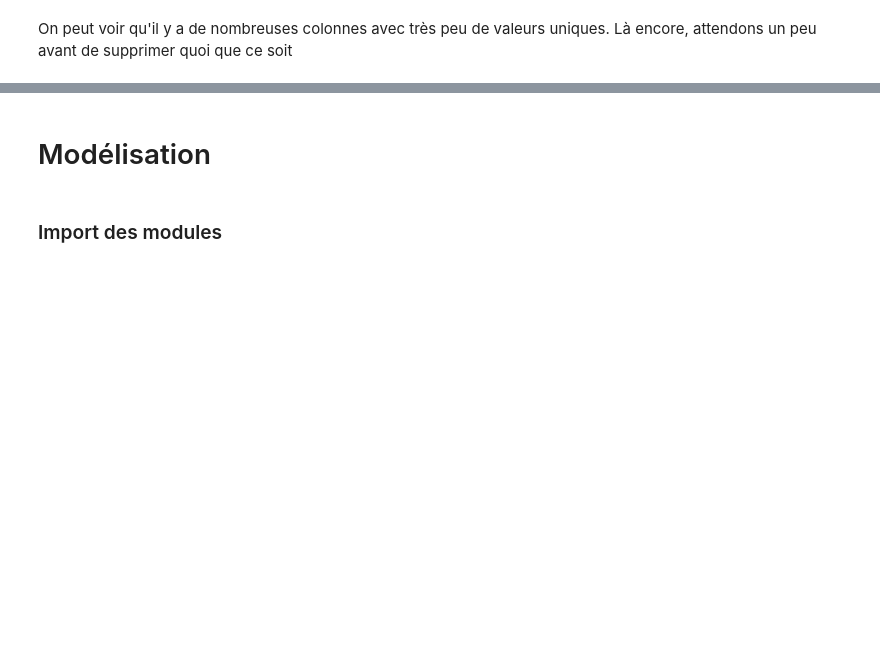
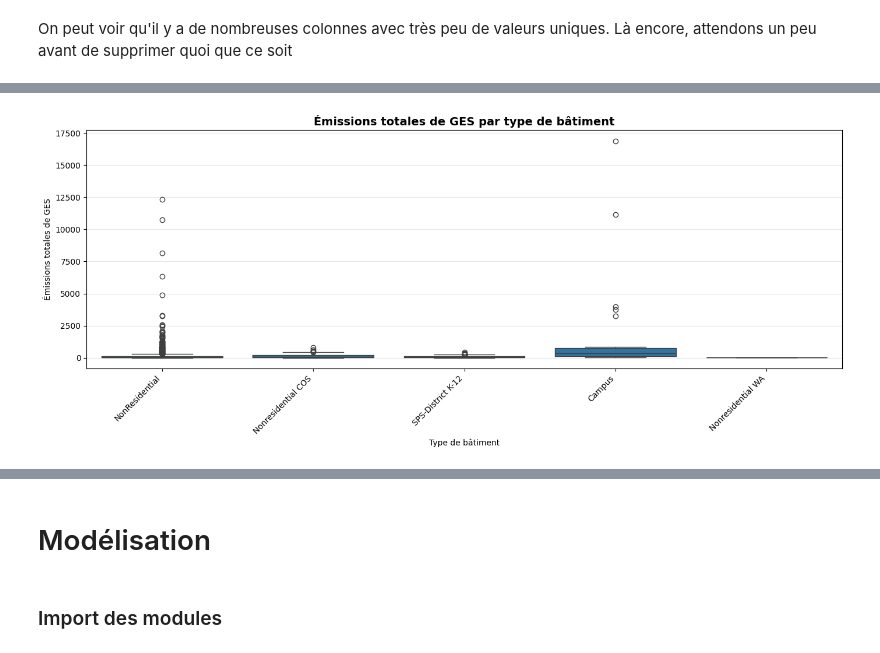
Before and after one commit to Hadri2T/OpenClassroom_projet_3, a Jupyter notebook: P3_template_modelistation_supervisee_data_scientist.ipynb, the cells around one changed output, grey strips where cells are left out. Drawn from its saved outputs; the diff is of its cells as text; code cells hidden in the pictures; blank space fills up the shorter version.

```diff
--- a/P3_template_modelistation_supervisee_data_scientist.ipynb
+++ b/P3_template_modelistation_supervisee_data_scientist.ipynb
@@ -156,0 +137,3 @@ En mettant en évidence les building types, on se rend compte que certaines lign
+# %%
+# Identifier les bâtiments multi-usages
+building_consumption['is_multi_usage'] = building_consumption['SecondLargestPropertyUseType'].notna()
@@ -156,0 +193,16 @@ En mettant en évidence les building types, on se rend compte que certaines lign
+# %%
+# Filtrer pour ne garder que les bâtiments non-résidentiels
+non_residential = building_consumption[~building_consumption['BuildingType'].str.contains('Multifamily', na=False)]
+
+# Sélection des variables clés pour l'analyse des outliers
+key_vars = [
+    'PropertyGFATotal',
+    'NumberofFloors',
+    'SiteEnergyUse(kBtu)',
+    'TotalGHGEmissions',
+    'SiteEUI(kBtu/sf)',
+    'GHGEmissionsIntensity'
+]
+
+# Afficher les statistiques descriptives
+non_residential[key_vars].describe()
@@ -156,0 +219,13 @@ En mettant en évidence les building types, on se rend compte que certaines lign
+# %%
+# Boxplot de TotalGHGEmissions par type de bâtiment (non-résidentiels)
+plt.figure(figsize=(14, 6))
+sns.boxplot(data=non_residential, x='BuildingType', y='TotalGHGEmissions')
+plt.xticks(rotation=45, ha='right')
+plt.title('Émissions totales de GES par type de bâtiment', fontsize=14, fontweight='bold')
+plt.ylabel('Émissions totales de GES')
+plt.xlabel('Type de bâtiment')
+plt.grid(axis='y', alpha=0.3)
+plt.tight_layout()
+plt.show()
+# %% [output]
+[figure, added]
```
Also changed, not shown: parts of 32 cells of this notebook.
